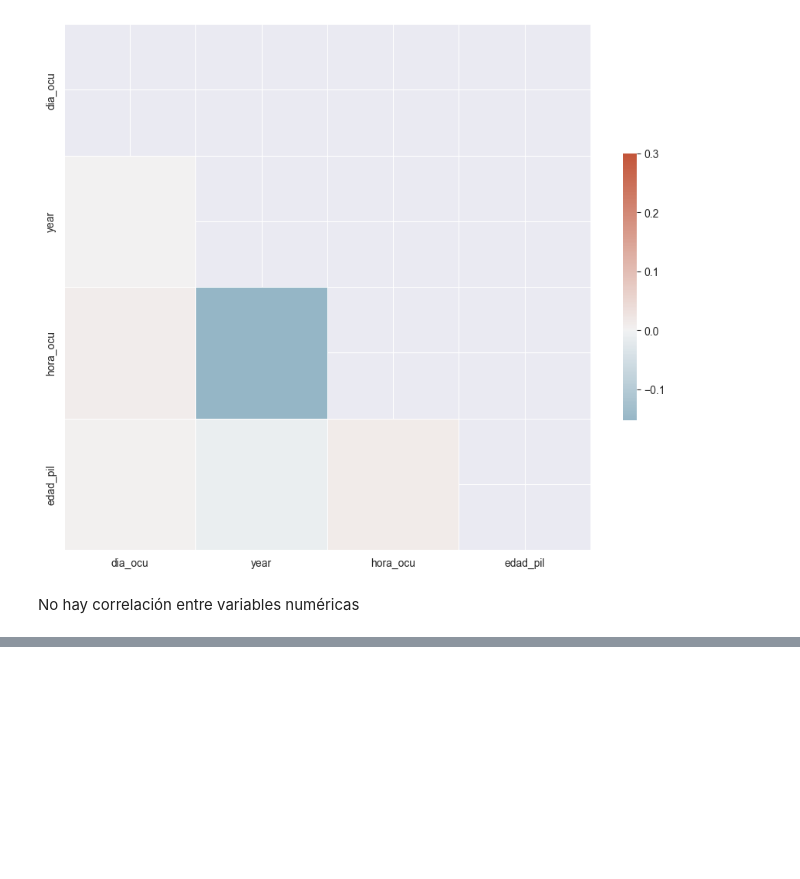
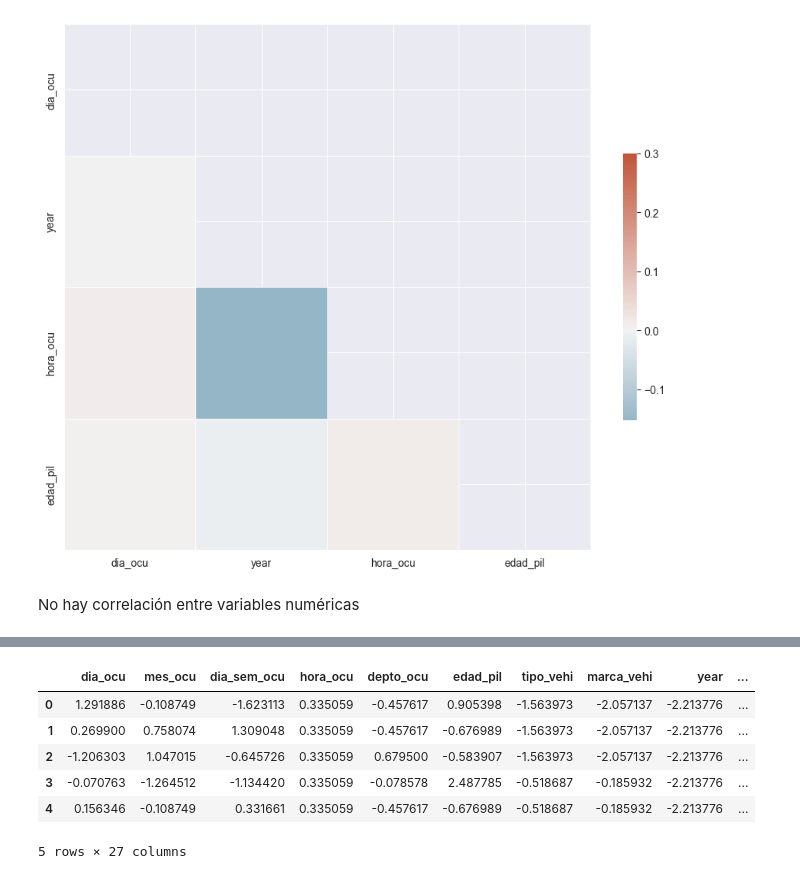
Before and after one commit to FranzCastillo/DM-Car-Incidents-in-GT-Analysis, a Jupyter notebook: Analysis.ipynb, the cells around one changed output, grey strips where cells are left out. Saved outputs shown, nothing was run; the diff lists cells and outputs as text; code cells hidden in the pictures; blank space fills up the shorter version.

```diff
--- a/Analysis.ipynb
+++ b/Analysis.ipynb
@@ -693,0 +706,18 @@ No hay correlación entre variables numéricas
+# %%
+scaler = StandardScaler()
+
+# All the columns that are either int or float
+to_scale = df.select_dtypes(include=['int64', 'float64']).columns
+# %%
+scaled_df = df.copy()
+scaled_df[to_scale] = scaler.fit_transform(scaled_df[to_scale])
+# %%
+scaled_df.head()
+# %% [output]
+|  | dia_ocu | mes_ocu | dia_sem_ocu | hora_ocu | depto_ocu | edad_pil | tipo_vehi | marca_vehi | year | ... |
+| 0 | 1.291886 | -0.108749 | -1.623113 | 0.335059 | -0.457617 | 0.905398 | -1.563973 | -2.057137 | -2.213776 | ... |
+| 1 | 0.269900 | 0.758074 | 1.309048 | 0.335059 | -0.457617 | -0.676989 | -1.563973 | -2.057137 | -2.213776 | ... |
+| 2 | -1.206303 | 1.047015 | -0.645726 | 0.335059 | 0.679500 | -0.583907 | -1.563973 | -2.057137 | -2.213776 | ... |
+| 3 | -0.070763 | -1.264512 | -1.134420 | 0.335059 | -0.078578 | 2.487785 | -0.518687 | -0.185932 | -2.213776 | ... |
+| 4 | 0.156346 | -0.108749 | 0.331661 | 0.335059 | -0.457617 | -0.676989 | -0.518687 | -0.185932 | -2.213776 | ... |
+5 rows × 27 columns
```
Also changed, not shown: parts of 3 cells of this notebook.
